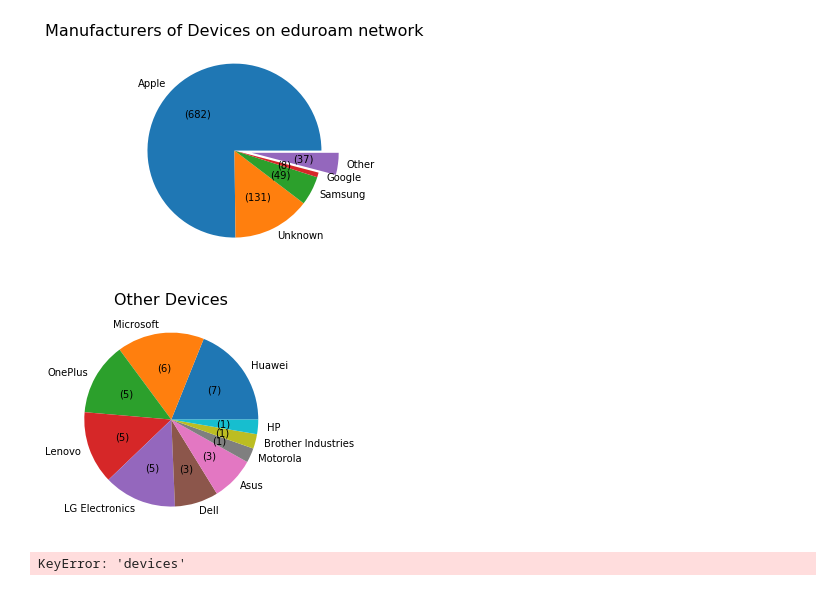
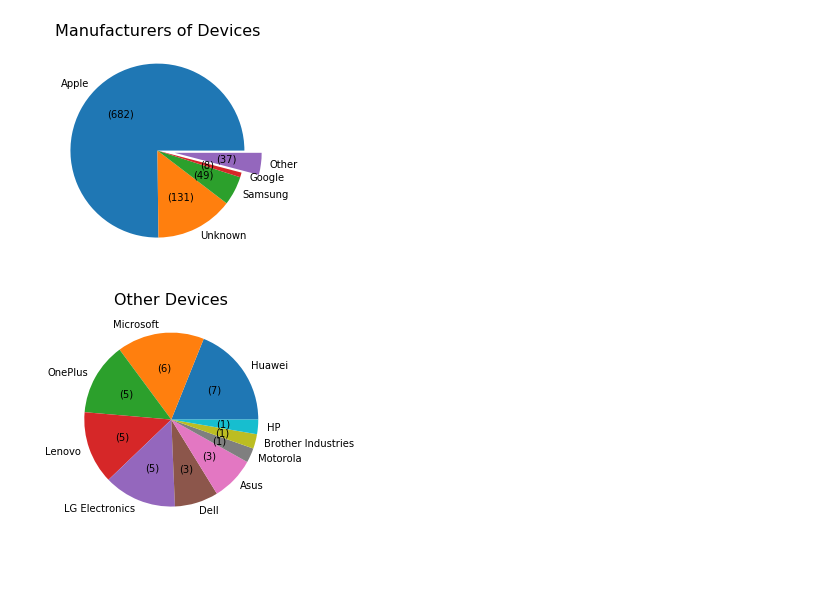
Before and after one commit to danwardvs/NetworkAnalyze, a Jupyter notebook: process.ipynb, the cells around one changed output. Saved outputs shown, nothing was run; the diff lists cells and outputs as text; code cells hidden in the pictures.

```diff
--- a/process.ipynb
+++ b/process.ipynb
@@ -14,37 +50,33 @@ df['make'].fillna('Unknown',inplace=True)
 makes = df['make'].value_counts()
 main = makes[makes > 7]
 other = makes[makes<=7]
 main = main.append(pd.Series([other.sum()],['Other']))
 
 explode = []
 
 for i in range(len(main)-1):
     explode.append(0)
 explode.append(0.2)
 
 def make_autopct(values):
     def my_autopct(pct):
         total = sum(values)
         val = int(round(pct*total/100.0))
         return '({v:d})'.format(v=val)
     return my_autopct
 
 main.plot.pie(explode=explode, autopct = make_autopct(main))
 
-plt.title("Manufacturers of Devices on eduroam network",size=16)
+plt.title("Manufacturers of Devices",size=16)
 plt.ylabel("")
 plt.show()
 
 other.plot.pie(autopct = make_autopct(other))
 plt.title("Other Devices",size=16)
 plt.ylabel("")
 
 
 plt.show()
 # %% [output]
-[figure, old version]
+[figure, new version]
 [figure]
-# %%
-print(df['devices'].to_string)
-# %% [output]
-KeyError: 'devices'
```
Also changed, not shown: parts of 2 cells of this notebook.
